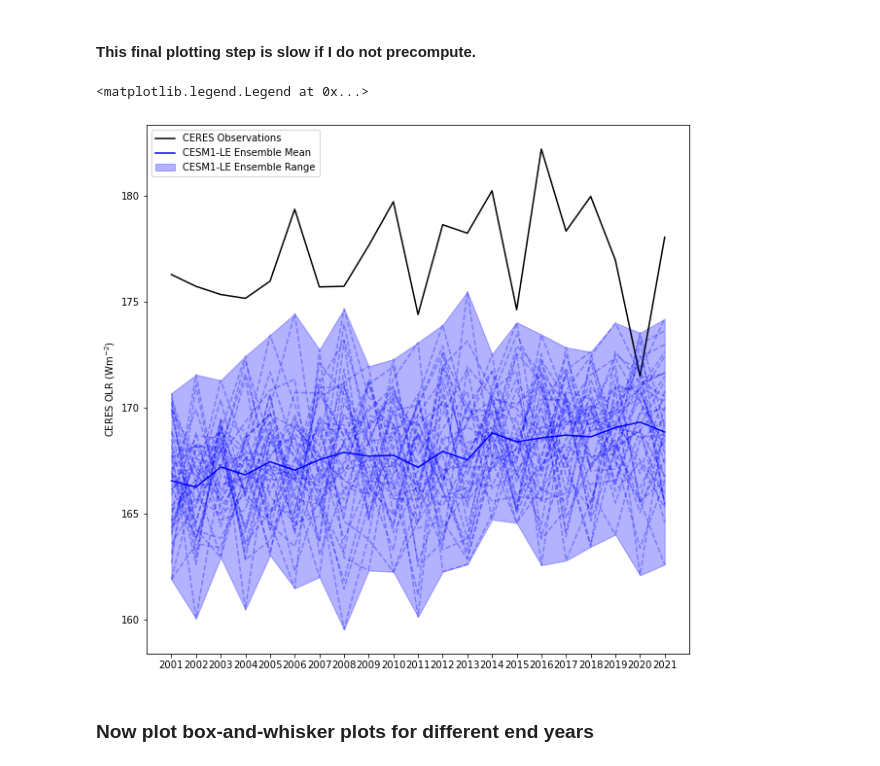
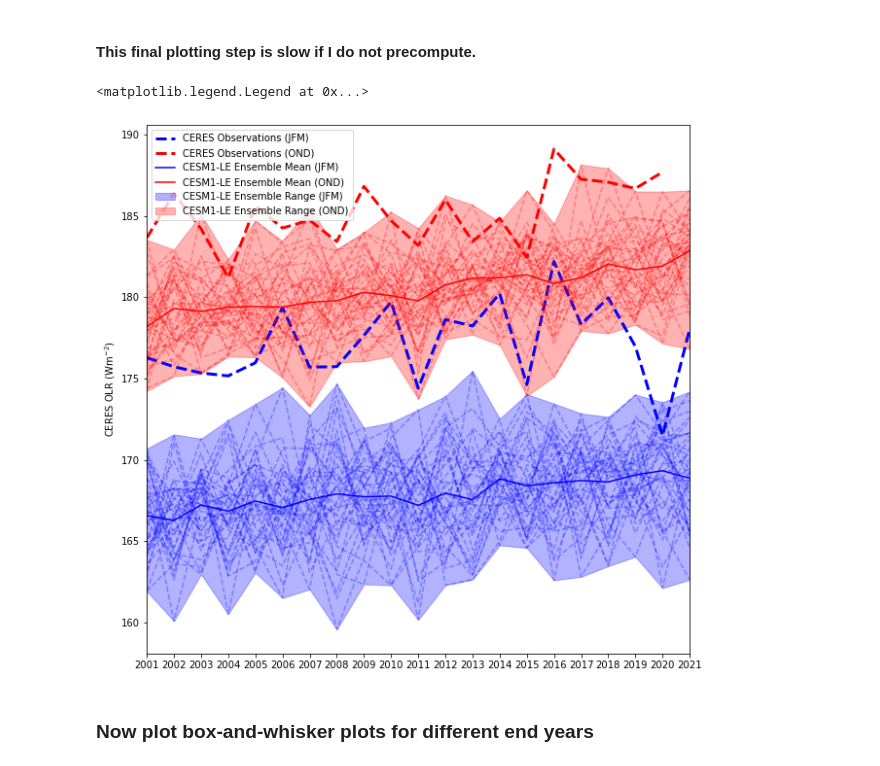
Before and after one commit to jshaw35/spectral_ice, a Jupyter notebook: figure3/figure3.ipynb, the cells around one changed output. Drawn from its saved outputs; the diff is of its cells as text; code cells hidden in the pictures.

Commit message:
added OND plot

```diff
--- a/figure3/figure3.ipynb
+++ b/figure3/figure3.ipynb
@@ -129,14 +138,17 @@ Turn the CERES data into a timeseries
 ceres_subset_wgtd = add_weights(ceres_subset) # add area-weighting coordinate
 ceres_subset_spatavg = masked_average(ceres_subset_wgtd,dim=['lat','lon'],weights=ceres_subset_wgtd['cell_weight']) # I will need to interpolate for complete consistency with observations jshaw,TODO
 ceres_subset_jfm = ceres_subset_spatavg.sel(time=is_jfm(ceres_subset_spatavg.time)) # select jan, feb, mar
+ceres_subset_ond = ceres_subset_spatavg.sel(time=is_ond(ceres_subset_spatavg.time)) # select jan, feb, mar
 
 ceres_subset_jfmavg = ceres_subset_jfm.groupby('time.year').mean('time') # average into an annual timeseries
+ceres_subset_ondavg = ceres_subset_ond.groupby('time.year').mean('time') # average into an annual timeseries
 ceres_subset_monavg = ceres_subset_spatavg.groupby('time.month').mean('time') # monthly OLR averages over the CERES record
 
 ceres_subset.close()
 ceres_subset_wgtd.close()
 ceres_subset_spatavg.close()
 ceres_subset_jfm.close()
+ceres_subset_ond.close()
 # %% [markdown]
 ### Load and process AIRS observations.
 # %%
@@ -181,14 +196,17 @@ ensavg_interp.close()
 ensavg_subset_wgtd = add_weights(ensavg_subset) # add area-weighting coordinate
 ensavg_subset_spatavg = masked_average(ensavg_subset_wgtd,dim=['lat','lon'],weights=ensavg_subset_wgtd['cell_weight']) # I will need to interpolate for complete consistency with observations jshaw,TODO
 ensavg_subset_jfm = ensavg_subset_spatavg.sel(time=is_jfm(ensavg_subset_spatavg.time)) # select jan, feb, mar
+ensavg_subset_ond = ensavg_subset_spatavg.sel(time=is_ond(ensavg_subset_spatavg.time)) # select jan, feb, mar
 
 ensavg_subset_jfmavg = ensavg_subset_jfm.groupby('time.year').mean('time').compute() # average into an annual timeseries, shouldn't be chunked
+ensavg_subset_ondavg = ensavg_subset_ond.groupby('time.year').mean('time').compute() # average into an annual timeseries, shouldn't be chunked
 ensavg_subset_monavg = ensavg_subset_spatavg.groupby('time.month').mean('time').compute() #.chunk({'month':-1}) # monthly OLR averages over the CERES record
 
 ensavg_subset.close()
 ensavg_subset_wgtd.close()
 ensavg_subset_spatavg.close()
 ensavg_subset_jfm.close()
+ensavg_subset_ond.close()
 # %% [markdown]
 The peak is occuring correctly in July.
 # %%
@@ -287,6 +305,7 @@ This is slow, but does a good job not building up memory. Applying Dask here wou
 %%time
 
 ens_olr_jfm_tseries_dict = {}
+ens_olr_ond_tseries_dict = {}
 ens_olr_mon_tseries_dict = {}
 
 for _ens_num in ensemble_nums: # iterate over ensemble members
@@ -309,17 +328,22 @@ for _ens_num in ensemble_nums: # iterate over ensemble members
     _ens_subset_wgtd.close()
 
     _ens_subset_jfm = _ens_subset_spatavg.sel(time=is_jfm(_ens_subset_spatavg.time)) # select jan, feb, mar
+    _ens_subset_ond = _ens_subset_spatavg.sel(time=is_ond(_ens_subset_spatavg.time)) # select jan, feb, mar
 
     _ens_subset_jfmavg = _ens_subset_jfm.groupby('time.year').mean('time').compute() # average into an annual timeseries, compute to avoid chunkng
+    _ens_subset_ondavg = _ens_subset_ond.groupby('time.year').mean('time').compute() # average into an annual timeseries, compute to avoid chunkng
     _ens_subset_monavg = _ens_subset_spatavg.groupby('time.month').mean('time').compute() # monthly OLR averages over the CERES record
 
     _ens_subset_jfm.close()
+    _ens_subset_ond.close()
     _ens_subset_spatavg.close()
 
     _ens_subset_jfmavg['ens'] = int(_ens_num) # add ensemble coordinate for easy combining
+    _ens_subset_ondavg['ens'] = int(_ens_num) # add ensemble coordinate for easy combining
     _ens_subset_monavg['ens'] = int(_ens_num) # add ensemble coordinate for easy combining
 
     ens_olr_jfm_tseries_dict[_ens_num] = _ens_subset_jfmavg #.chunk({'year':-1,'ens':-1}) # store in proc_dict
+    ens_olr_ond_tseries_dict[_ens_num] = _ens_subset_ondavg #.chunk({'year':-1,'ens':-1}) # store in proc_dict
     ens_olr_mon_tseries_dict[_ens_num] = _ens_subset_monavg #.chunk({'year':-1,'ens':-1}) # store in proc_dict
 
     # if _ens_num == '005':break
@@ -327,6 +351,7 @@ for _ens_num in ensemble_nums: # iterate over ensemble members
 print('combining')
 # combine along the new dimension and DECHUNK. This makes sense but slows things down ALOT
 allens_jfm_tseries = xr.concat(list(ens_olr_jfm_tseries_dict.values()),dim='ens') #.chunk({'year':-1,'ens':-1})
+allens_ond_tseries = xr.concat(list(ens_olr_ond_tseries_dict.values()),dim='ens') #.chunk({'year':-1,'ens':-1})
 allens_mon_tseries = xr.concat(list(ens_olr_mon_tseries_dict.values()),dim='ens') #.chunk({'year':-1,'ens':-1})
 # %% [output]
 001 002 003 004 005 006 007 008 009 010 011 012 013 014 015 016 017 018 019 020 021 022 023 024 025 026 027 028 029 030 031 032 033 034 035 101 102 103 104 105 combining
@@ -423,46 +455,58 @@ allens_jfm_tseries = xr.concat(ens_olr_jfm_tseries_list,dim='ens') #.chunk({'yea
 allens_mon_tseries = xr.concat(ens_olr_mon_tseries_list,dim='ens') #.chunk({'year':-1,'ens':-1})
 # %%
 allens_jfm_tseries = xr.concat(list(ens_olr_jfm_tseries_dict.values()),dim='ens') #.chunk({'year':-1,'ens':-1})
+allens_ond_tseries = xr.concat(list(ens_olr_ond_tseries_dict.values()),dim='ens') #.chunk({'year':-1,'ens':-1})
 allens_mon_tseries = xr.concat(list(ens_olr_mon_tseries_dict.values()),dim='ens') #.chunk({'year':-1,'ens':-1})
 # %% [markdown]
 #### This final plotting step is slow if I do not precompute.
 # %%
 fig3,ax3 = plt.subplots(1,1,figsize=(10,10))
 
 # Plot CERES data:
-ax3.plot(ceres_subset_jfmavg['year'],ceres_subset_jfmavg,label='CERES Observations',color='black')
+ax3.plot(ceres_subset_jfmavg['year'],ceres_subset_jfmavg,label='CERES Observations (JFM)',color='blue',linestyle='dashed',linewidth=3)
+ax3.plot(ceres_subset_ondavg['year'],ceres_subset_ondavg,label='CERES Observations (OND)',color='red',linestyle='dashed',linewidth=3)
 
 # Plot AIRS data:
 # ax3.plot(airs_subset_jfmavg['year'],airs_subset_jfmavg,label='AIRS Broadband Observations',color='grey')
 # ceres_subset_jfmavg
 
 # Plot CESM1-LE ensemble average data
-ax3.plot(ensavg_subset_jfmavg['year'],ensavg_subset_jfmavg,label='CESM1-LE Ensemble Mean',color='blue')
+ax3.plot(ensavg_subset_jfmavg['year'],ensavg_subset_jfmavg,label='CESM1-LE Ensemble Mean (JFM)',color='blue')
+ax3.plot(ensavg_subset_ondavg['year'],ensavg_subset_ondavg,label='CESM1-LE Ensemble Mean (OND)',color='red')
 
 # calculate ensemble maximum and minimum values at each timestep, this shouldn't be so slow but maybe all the operations are dask.delayed...
-lens_max = allens_jfm_tseries.max(dim='ens').values # speeds up somewhat. My code must be bad somewhere...
-lens_min = allens_jfm_tseries.min(dim='ens').values
-lens_avg = allens_jfm_tseries.mean(dim='ens').values
+lens_max_jfm = allens_jfm_tseries.max(dim='ens').values # speeds up somewhat. My code must be bad somewhere...
+lens_min_jfm = allens_jfm_tseries.min(dim='ens').values
+lens_avg_jfm = allens_jfm_tseries.mean(dim='ens').values
+
+lens_max_ond = allens_ond_tseries.max(dim='ens').values
+lens_min_ond = allens_ond_tseries.min(dim='ens').values
+lens_avg_ond = allens_ond_tseries.mean(dim='ens').values
 
 # ax3.plot(allens_jfm_tseries['year'],lens_avg,label='CESM1-LE Ensemble Mean (alt)',color='green')
 
 
-ax3.fill_between(x=allens_jfm_tseries['year'],y1=lens_min,y2=lens_max,label='CESM1-LE Ensemble Range',color='blue',alpha=0.3)
+ax3.fill_between(x=allens_jfm_tseries['year'],y1=lens_min_jfm,y2=lens_max_jfm,label='CESM1-LE Ensemble Range (JFM)',color='blue',alpha=0.3)
+ax3.fill_between(x=allens_ond_tseries['year'],y1=lens_min_ond,y2=lens_max_ond,label='CESM1-LE Ensemble Range (OND)',color='red',alpha=0.3)
 
 for _ens_tseries in allens_jfm_tseries: # iterate over ensembles
     ax3.plot(_ens_tseries['year'],_ens_tseries,alpha=0.3,linestyle='dashed',color='blue')
+
+for _ens_tseries in allens_ond_tseries: # iterate over ensembles
+    ax3.plot(_ens_tseries['year'],_ens_tseries,alpha=0.3,linestyle='dashed',color='red')
 
 
 # for _ens_num in ens_olr_jfm_tseries_dict: # alternate faster iterate over ensembles
 #     ax3.plot(ens_olr_jfm_tseries_dict[_ens_num]['year'],ens_olr_jfm_tseries_dict[_ens_num],alpha=0.2,linestyle='dashed',color='blue')
 
 ax3.set_ylabel('CERES OLR (Wm$^{-2}$)')
-ax3.set_xticks(ceres_subset_jfmavg['year']) # this is weird and returns something if it's the last line in a cell
+_out = ax3.set_xticks(ensavg_subset_jfmavg['year']) # this is weird and returns something if it's the last line in a cell
+ax3.set_xlim(2001,2021)
 
 plt.legend()
 # %% [output]
 <matplotlib.legend.Legend at 0x...>
-[figure, old version]
+[figure, new version]
 # %% [markdown]
 ### Now plot box-and-whisker plots for different end years
 # %%
```
Also changed, not shown: parts of 8 cells of this notebook.
